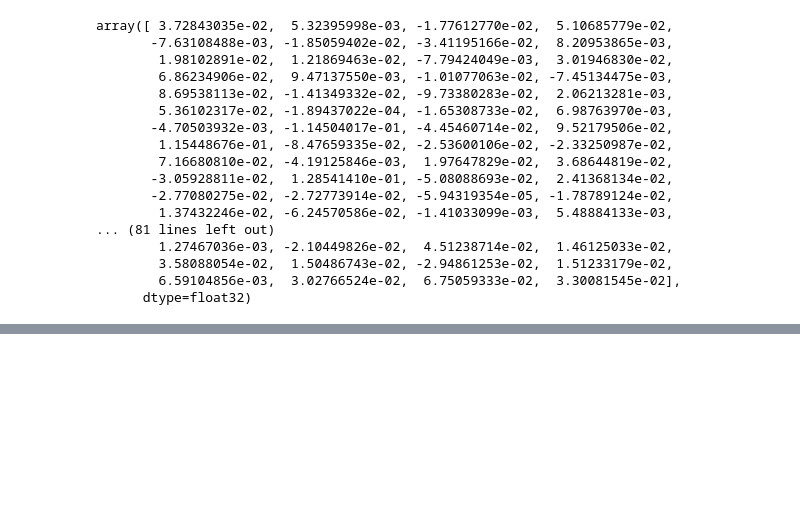
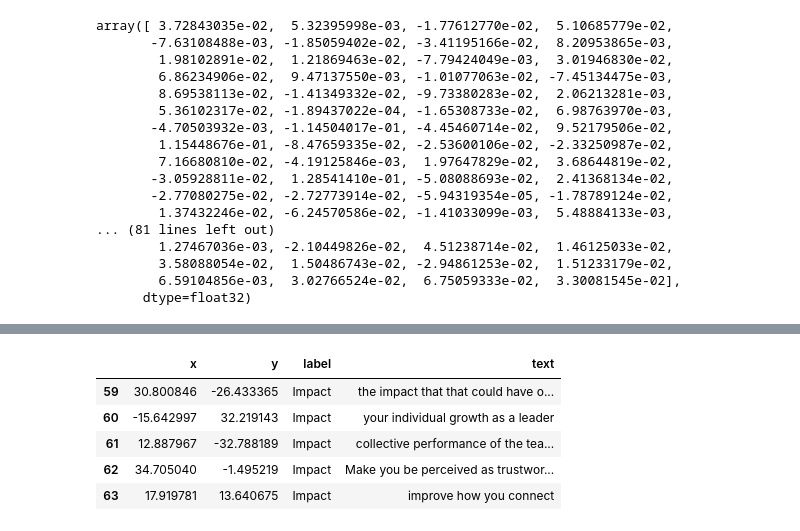
Before and after one commit to sergiomar73/nlp-google-colab, a Jupyter notebook: nlp_poc_01_embeddings.ipynb, the cells around one changed output, grey strips where cells are left out. Drawn from its saved outputs; the diff is of its cells as text; code cells hidden in the pictures; blank space fills up the shorter version.

```diff
--- a/nlp_poc_01_embeddings.ipynb
+++ b/nlp_poc_01_embeddings.ipynb
@@ -120,0 +233,6 @@ array([ 3.72843035e-02,  5.32395998e-03, -1.77612770e-02,  5.10685779e-02,
+# %%
+col_embedding_list = df_phrases["embedding"].tolist() # (64, 12288)
+# %%
+X = col_embedding_list
+
+X_embedded = TSNE(n_components=2).fit_transform(X)
@@ -120,0 +243,5 @@ array([ 3.72843035e-02,  5.32395998e-03, -1.77612770e-02,  5.10685779e-02,
+# %%
+df_embeddings = pd.DataFrame(X_embedded)
+df_embeddings = df_embeddings.rename(columns={0:'x',1:'y'})
+df_embeddings = df_embeddings.assign(label=df_phrases.label.values)
+df_embeddings.head()
@@ -120,0 +255,9 @@ array([ 3.72843035e-02,  5.32395998e-03, -1.77612770e-02,  5.10685779e-02,
+# %%
+df_embeddings.tail()
+# %% [output]
+|  | x | y | label | text |
+| 59 | 30.800846 | -26.433365 | Impact | the impact that that could have o... |
+| 60 | -15.642997 | 32.219143 | Impact | your individual growth as a leader |
+| 61 | 12.887967 | -32.788189 | Impact | collective performance of the tea... |
+| 62 | 34.705040 | -1.495219 | Impact | Make you be perceived as trustwor... |
+| 63 | 17.919781 | 13.640675 | Impact | improve how you connect |
```
Also changed, not shown: parts of 14 cells of this notebook.
